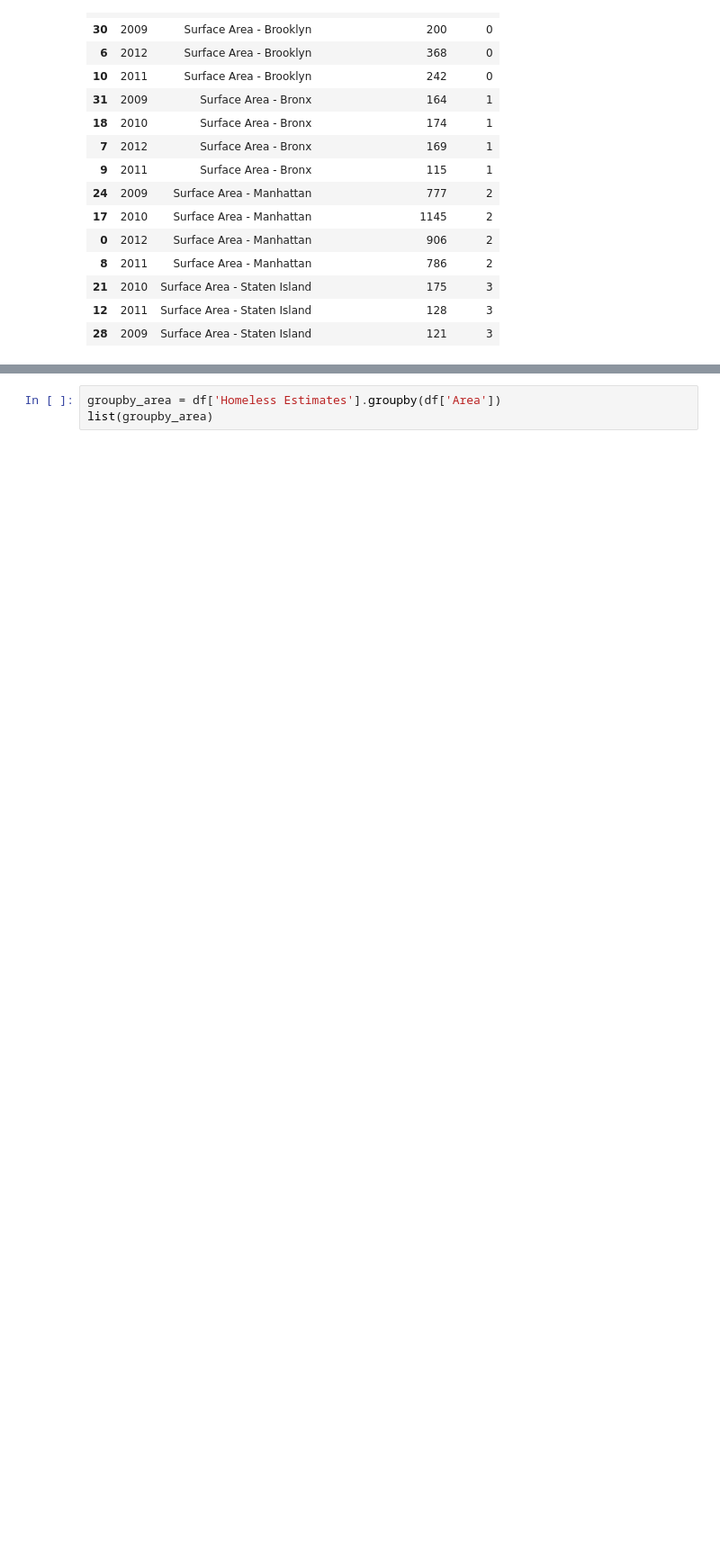
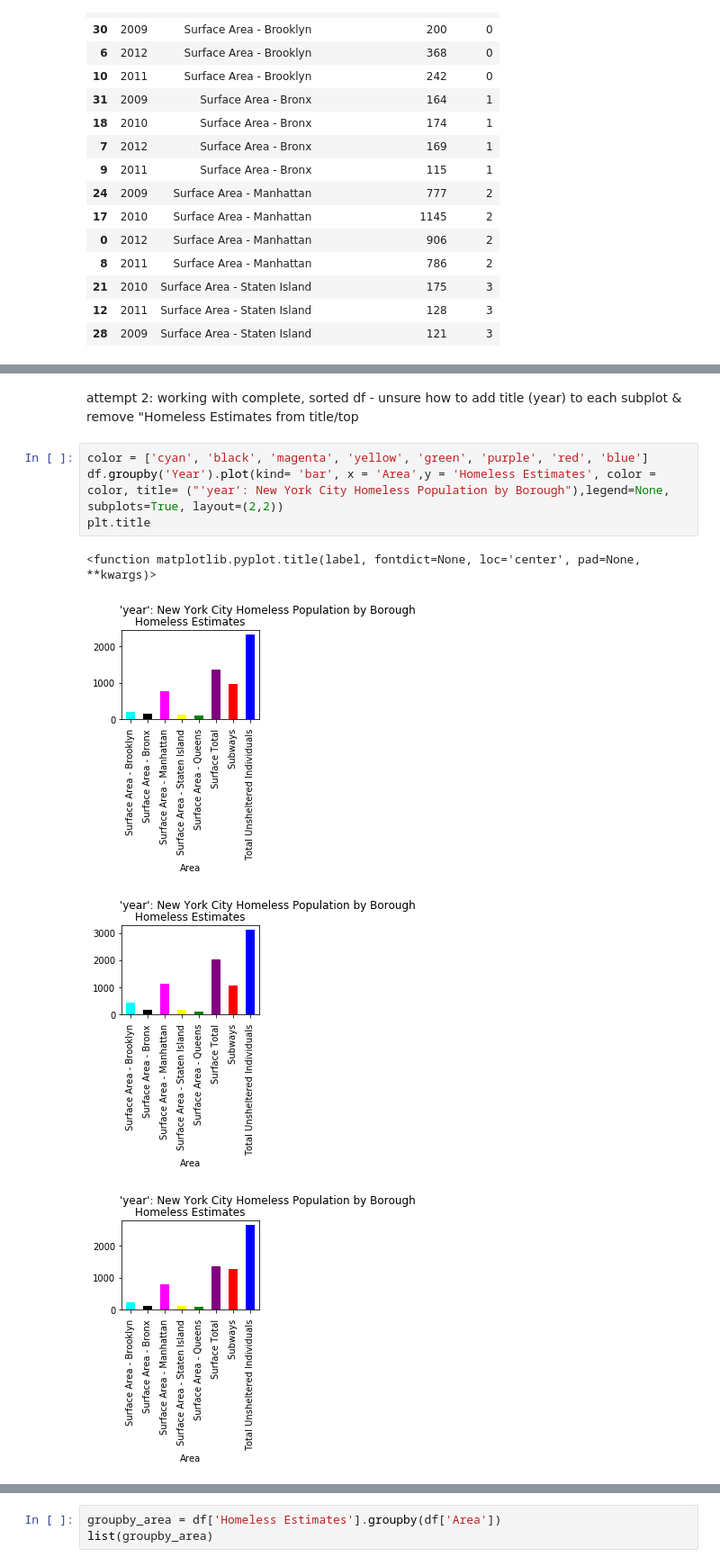
Before and after one commit to kathieking/Thinkful, a Jupyter notebook: plot2_workinprogress.ipynb, the cells around one changed output, grey strips where cells are left out. Shown at 90% size. Drawn from its saved outputs; the diff is of its cells as text; blank space fills up the shorter version.

```diff
--- a/plot2_workinprogress.ipynb
+++ b/plot2_workinprogress.ipynb
@@ -107,0 +96,11 @@ plt.show()
+# %% [markdown]
+attempt 2: working with complete, sorted df - unsure how to add title (year) to each subplot & remove "Homeless Estimates from title/top
+# %%
+color = ['cyan', 'black', 'magenta', 'yellow', 'green', 'purple', 'red', 'blue']
+df.groupby('Year').plot(kind= 'bar', x = 'Area',y = 'Homeless Estimates', color = color, title= ("'year': New York City Homeless Population by Borough"),legend=None, subplots=True, layout=(2,2))
+plt.title
+# %% [output]
+<function matplotlib.pyplot.title(label, fontdict=None, loc='center', pad=None, **kwargs)>
+[figure, added]
+[figure, added]
+[figure, added]
```
Also changed, not shown: parts of 20 cells of this notebook.
